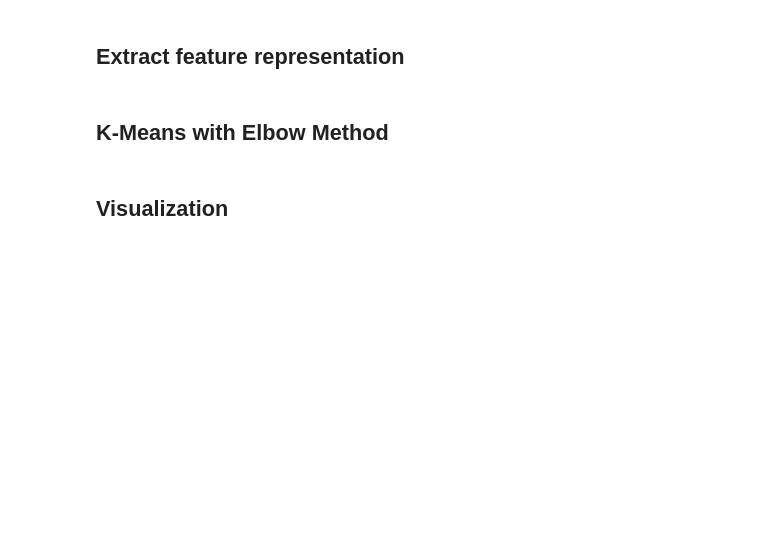
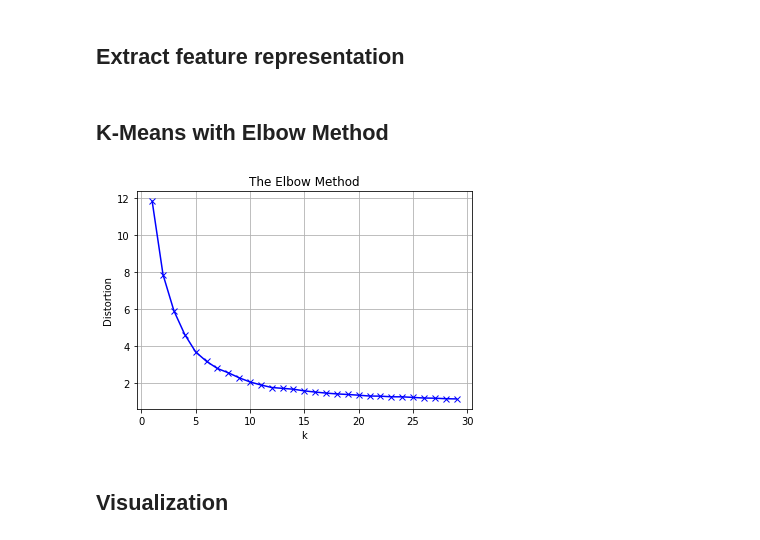
Before and after one commit to godofpdog/TabNet_Pytorch, a Jupyter notebook: samples/[EXP] Representation Learning on Robots Data (ACIEX1009R_Z1_20191127_20200227).ipynb, the cells around one changed output. Saved outputs shown, nothing was run; the diff lists cells and outputs as text; code cells hidden in the pictures; blank space fills up the shorter version.

```diff
--- a/samples/[EXP] Representation Learning on Robots Data (ACIEX1009R_Z1_20191127_20200227).ipynb
+++ b/samples/[EXP] Representation Learning on Robots Data (ACIEX1009R_Z1_20191127_20200227).ipynb
@@ -158,6 +86,6 @@ training_data
 # %%
-# training_data.to_csv('ACIEX1009R_Z1_20191127_20200227_processed.csv')
-training_data = pd.read_csv('ACIEX1009R_Z1_20191127_20200227_processed.csv').drop('Unnamed: 0', axis=1)
+# # training_data.to_csv('ACIEX1009R_Z1_20191127_20200227_processed.csv')
+training_data = pd.read_csv('ACIEX1009R_Z1_20191127_20200227_processed.csv').drop('Unnamed: 0', axis=1).fillna(0)
 training_data
 # %% [output]
 |  | SPEED_mean | SPEED_std | SPEED_max | SPEED_min | SPEED_skew | SPEED_kurtosis | TORQUE_mean | TORQUE_std | ... |
@@ -180,8 +117,8 @@ training_data
 # %%
 tabnet_classifier = TabNetClassifier(
     input_dims=39, output_dims=[1], logger=logger, is_cuda=True,
-    reprs_dims=8, atten_dims=8, num_steps=3, num_indep=2, num_shared=1,
-    virtual_batch_size=1024, batch_size=4096
+    reprs_dims=8, atten_dims=8, num_steps=4, num_indep=2, num_shared=1,
+    virtual_batch_size=256, batch_size=1024
 )
 
 tabnet_classifier.build(path=None)
@@ -225,18 +192,20 @@ import numpy as np
 import matplotlib.pyplot as plt
 # %%
 distortions = []
-K = range(1, 10)
+K = range(1, 30)
 
 for k in K:
     km = KMeans(n_clusters=k).fit(reprs)
-    distortions.append(sum(np.min(cdist(reprs, km.cluster_centers_, 'euclidean'), axis=1)) / X.shape[0])
+    distortions.append(sum(np.min(cdist(reprs, km.cluster_centers_, 'euclidean'), axis=1)) / training_data.shape[0])
 
 # Plot the elbow
 plt.plot(K, distortions, 'bx-')
 plt.xlabel('k')
 plt.ylabel('Distortion')
 plt.title('The Elbow Method')
 plt.grid()
 plt.show()
+# %% [output]
+[figure, added]
 # %% [markdown]
 ## Visualization
```
Also changed, not shown: parts of 27 cells of this notebook, 2 other files.
